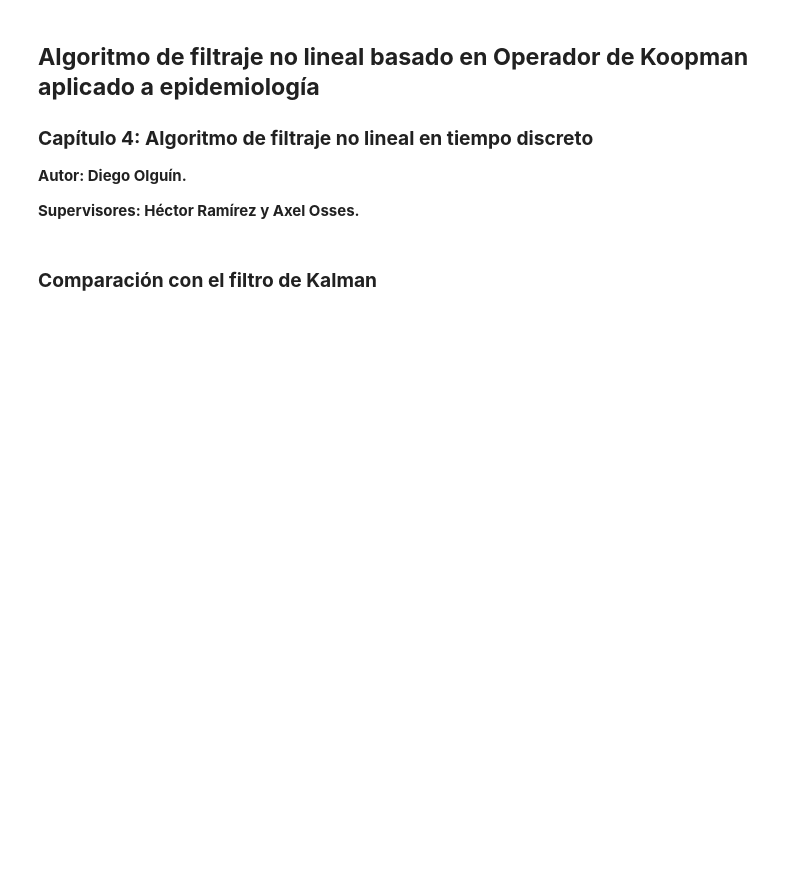
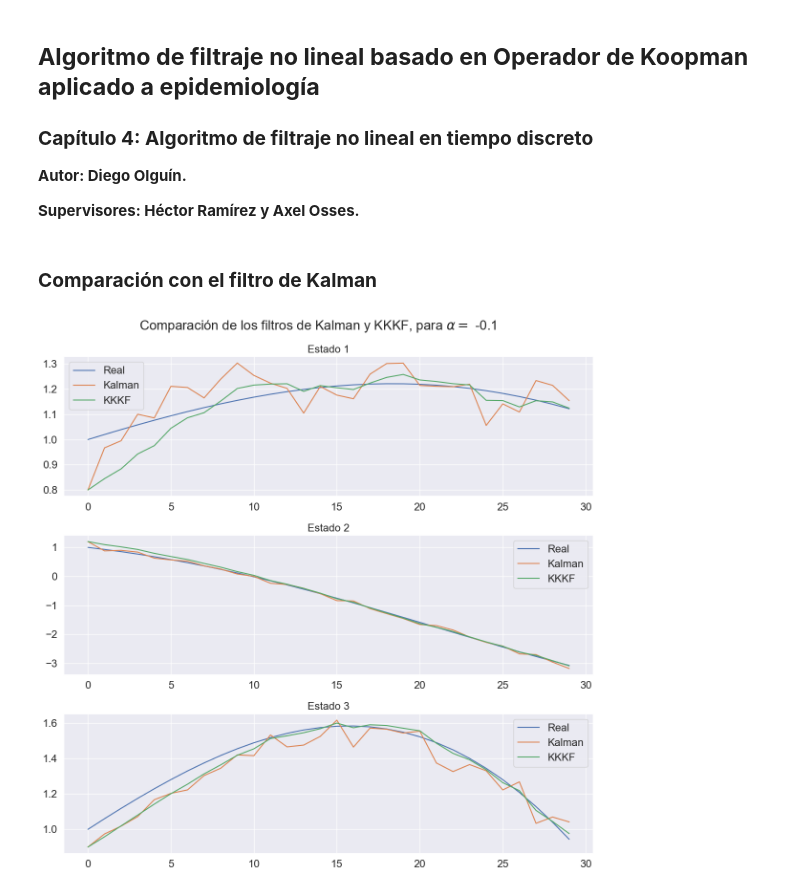
Before and after one commit to diegoolguinw/Koopman_nonlinear_filter, a Jupyter notebook: notebooks/chapter4.ipynb, the cells around one changed output. Saved outputs shown, nothing was run; the diff lists cells and outputs as text; code cells hidden in the pictures; blank space fills up the shorter version.

```diff
--- a/notebooks/chapter4.ipynb
+++ b/notebooks/chapter4.ipynb
@@ -12,7 +12,12 @@ img_path = "img/content/"+chapter
 # %%
 # Librerías generales
 import numpy as np
+import matplotlib.pyplot as plt
 from scipy import stats
+import seaborn as sns
+
+sns.set_theme()
+
 from sklearn.gaussian_process.kernels import Matern
 
 # Plotly
@@ -173,27 +177,30 @@ x0 = np.array([1, 1, 1])
 # Condición inicial prior
 x0_prior = stats.multivariate_normal(mean=np.array([0.8, 1.2, 0.9]), cov=0.01*np.eye(3))
 
-# Matrices de transición y observación
-A = np.array([
+# Función para crear matrices de transición
+A_fun = lambda alpha: np.array(
+    [
         [1.01, 0.01, 0.0],
-        [0.01, 1.02, -.1],
+        [0.01, 1.02, alpha],
         [0.0, 0.04, 1.02]
-    ])
+    ]
+)
 
+# Matriz de observación
 C = np.array([
     [1, 0, 0],
     [0, 1, 0],
 ])
 
 # Dimensiones
-nx, ny = A.shape[0], C.shape[0]
+nx, ny = len(x0), C.shape[0]
 
 # Covarianzas del ruido
 Q = 0.01*np.eye(nx)
 R = 0.01*np.eye(ny)
 
 # Número de dimensiones de aproximación
-N = 300
+N = 500
 
 # Número de iteraciones
 iters = 30
@@ -220,0 +207,31 @@ fig.show()
+# %%
+# Comparación de los filtros
+alpha = -0.1
+A = A_fun(alpha)
+x, x_kalman, x_kkkf = compare_linear_filters(x0, x0_prior, A, C, Q, R, N, iters)
+
+fig, ax = plt.subplots(3, 1, figsize=(12, 12))
+
+ax[0].plot(x[0, :], label='Real')
+ax[0].plot(x_kalman[0, :], label='Kalman')
+ax[0].plot(x_kkkf[0, :], label='KKKF')
+ax[0].set_title('Estado 1')
+ax[0].legend()
+
+ax[1].plot(x[1, :], label='Real')
+ax[1].plot(x_kalman[1, :], label='Kalman')
+ax[1].plot(x_kkkf[1, :], label='KKKF')
+ax[1].set_title('Estado 2')
+ax[1].legend()
+
+ax[2].plot(x[2, :], label='Real')
+ax[2].plot(x_kalman[2, :], label='Kalman')
+ax[2].plot(x_kkkf[2, :], label='KKKF')
+ax[2].set_title('Estado 3')
+ax[2].legend()
+
+plt.suptitle(r'Comparación de los filtros de Kalman y KKKF, para $\alpha=$ {}'.format(alpha))
+plt.tight_layout()
+plt.show()
+# %% [output]
+[figure, added]
```
Also changed, not shown: parts of 24 cells of this notebook, 27 other files.
